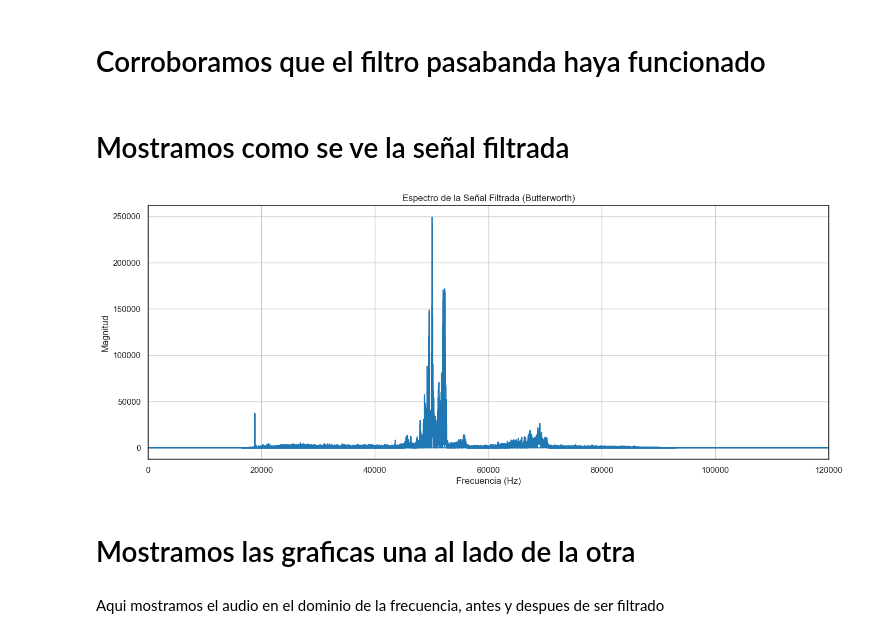
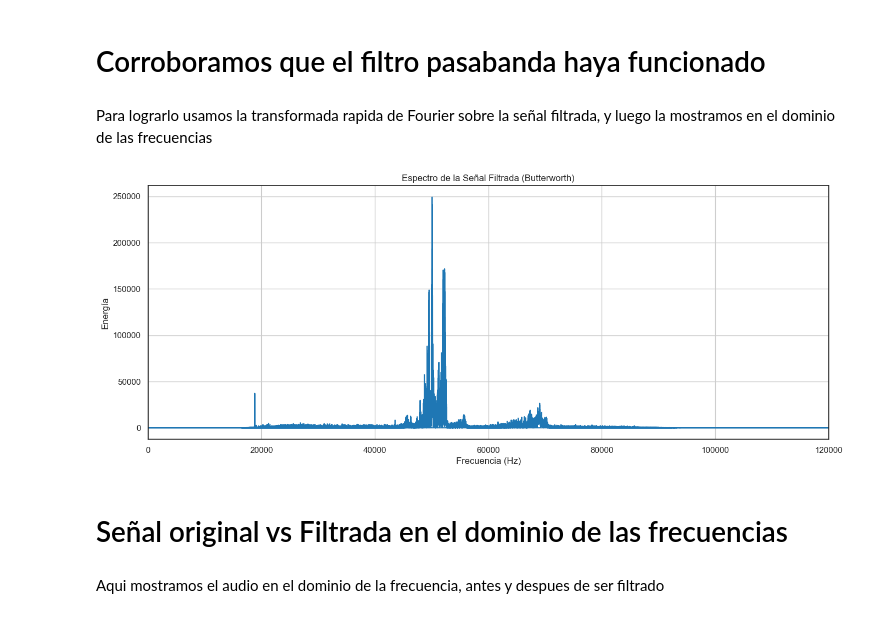
Before and after one commit to andresarguelles/chefcito, a Jupyter notebook: chefcito_pasabanda.ipynb, the cells around one changed output. Cells and saved outputs as stored; diff of their text form; code cells hidden in the pictures.

```diff
--- a/chefcito_pasabanda.ipynb
+++ b/chefcito_pasabanda.ipynb
@@ -23,7 +23,6 @@ y, sr = librosa.load(audio_files[0], sr=None)
 # %% [markdown]
 # Ajustamos audio
 # %%
-y = y[:sr] #Usamos 1 segundo de audio
 y = y - np.mean(y) # Restamos la media para centrar el audio
 y = librosa.util.normalize(y) # Normalizamos el audio
 # %% [markdown]
@@ -82,27 +81,27 @@ b, a = butter(order, [low, high], btype='bandpass')
 y_filtrado = filtfilt(b, a, y)
 # %% [markdown]
 # Corroboramos que el filtro pasabanda haya funcionado
+# %% [markdown]
+Para lograrlo usamos la transformada rapida de Fourier sobre la señal filtrada, y luego la mostramos en el dominio de las frecuencias
 # %%
 # Calculamos la Transformada rápida de Fourier (FFT) sobre la señal filtrada
 N_filtrado = len(y_filtrado)
 fhat_filtrado = np.fft.fft(y_filtrado)
 energia_filtrada = np.abs(fhat_filtrado)**2
 freq_filtrado = np.fft.fftfreq(N_filtrado, d=1/sr)
+
+plt.figure(figsize=(16, 6))
+plt.plot(freq_filtrado[:N//2 + 1], energia_filtrada[:N//2 + 1]) # Graficamos solo la mitad positiva del espectro
+plt.xlim(0, 120000) # Hasta 120 kHz
+plt.xlabel('Frecuencia (Hz)')
+plt.ylabel('Energía')
+plt.title('Espectro de la Señal Filtrada (Butterworth)')
+plt.grid(True)
+plt.show()
+# %% [output]
+[figure, added]
-# %% [markdown]
-# Mostramos como se ve la señal filtrada
-# %%
-plt.figure(figsize=(16, 6))
-plt.plot(freq_filtrado[:N//2 + 1], energia_filtrada[:N//2 + 1]) # Graficamos solo la mitad positiva del espectro
-plt.xlim(0, 120000) # Hasta 120 kHz
-plt.xlabel('Frecuencia (Hz)')
-plt.ylabel('Magnitud')
-plt.title('Espectro de la Señal Filtrada (Butterworth)')
-plt.grid(True)
-plt.show()
-# %% [output]
-[figure, removed]
 # %% [markdown]
-# Mostramos las graficas una al lado de la otra
+# Señal original vs Filtrada en el dominio de las frecuencias
 # %% [markdown]
 Aqui mostramos el audio en el dominio de la frecuencia, antes y despues de ser filtrado
 # %%
```
Also changed, not shown: parts of 13 cells of this notebook.
